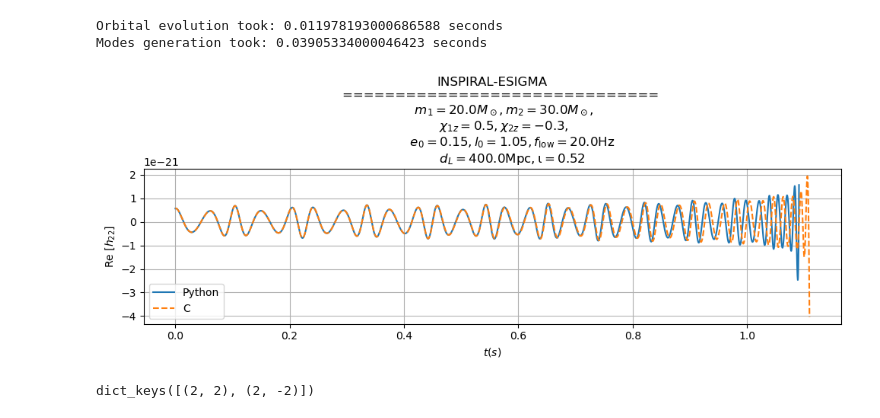
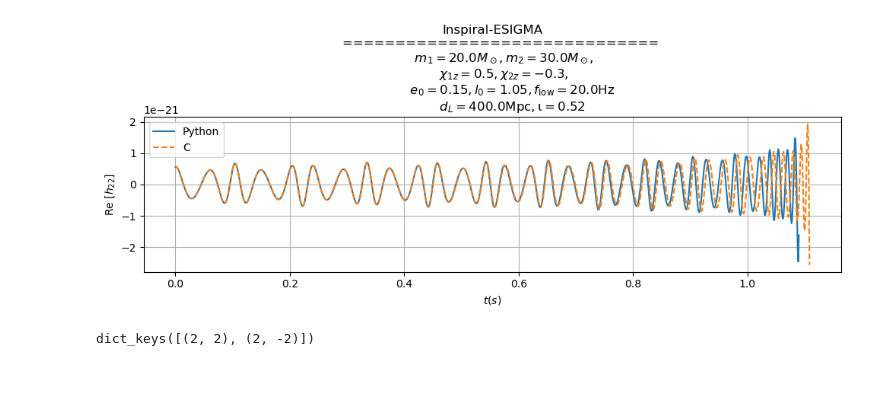
Before and after one commit to gwnrtools/esigmapy, a Jupyter notebook: notebooks/esigma_python.ipynb, the cells around one changed output. Saved outputs shown, nothing was run; the diff lists cells and outputs as text; code cells hidden in the pictures; blank space fills up the shorter version.

```diff
--- a/notebooks/esigma_python.ipynb
+++ b/notebooks/esigma_python.ipynb
@@ -61,75 +75,31 @@ Modes generation took: 1.3593262409995077 seconds
-# %%
-# m1 = 20.0  # masses (in solar masses)
-# m2 = 30.0
-# spin1z = 0.5  # dimensionless spins
-# spin2z = -0.3
-# eccentricity = 0.15  # starting eccentricity
-# mean_anomaly = 60 * np.pi / 180.0  # starting mean anomaly
-# modes_to_use = [(2, 2), (2, -2)]  # Only using the (2,2) mode
-
-# distance = 400.0  # source luminosity distance (in Mpc)
-# inclination = 30 * np.pi / 180.0  # orbital inclination with line-of-sight
-
-# f_low = 20.0  # starting frequency (in Hz)
-# delta_t = 1 / 2**12  # time grid-spacing (in s)
-
-# hp, hc = gp.get_imr_esigma_waveform(
-#     mass1=m1,
-#     mass2=m2,
-#     spin1z=spin1z,
-#     spin2z=spin2z,
-#     eccentricity=eccentricity,
-#     mean_anomaly=mean_anomaly,
-#     distance=distance,
-#     inclination=inclination,
-#     f_lower=f_low,
-#     delta_t=delta_t,
-#     modes_to_use=modes_to_use,
-# )
-
-modes_c = esigmapy.get_inspiral_esigma_modes(
-    mass1=m1,
-    mass2=m2,
-    spin1z=spin1z,
-    spin2z=spin2z,
-    eccentricity=eccentricity,
-    mean_anomaly=mean_anomaly,
-    distance=distance,
-    # inclination=inclination,
-    f_lower=f_low,
-    delta_t=delta_t,
-    modes_to_use=modes_to_use,
-    verbose=True
-)
-# %% [output]
-Orbital evolution took: 0.011978193000686588 seconds
-Modes generation took: 0.03905334000046423 seconds
 # %%
-hp22_py_real = modes_py[(2, 2)].real()
-hp22_c_real = modes_c[(2, 2)].real()
+hp22_py_real_inspiral = inspiral_modes_py[(2, 2)].real()
+hp22_c_real_inspiral = inspiral_modes_c[(2, 2)].real()
 plt.figure(figsize=(10, 4))
 plt.title(
-    rf"""INSPIRAL-ESIGMA
+    rf"""Inspiral-ESIGMA
     ==============================
       $m_1={m1} M_\odot, m_2={m2} M_\odot$,
       $\chi_{{1z}}={spin1z}, \chi_{{2z}}={spin2z}$,
           $e_0={eccentricity}, l_0={mean_anomaly:.2f}, f_{{\rm{{low}}}}={f_low}\rm{{Hz}}$
           $d_L={distance}\rm{{Mpc}}, \iota={inclination:.2f}$"""
 )
 # hp.plot(label=r"$h_+$")
 # hc.plot(label=r"$h_\times$")
 
-hp22_py_real.start_time=0
-hp22_c_real.start_time=0
+hp22_py_real_inspiral.start_time=0
+hp22_c_real_inspiral.start_time=0
 
-plt.plot(hp22_py_real.sample_times,hp22_py_real,label='Python')
-plt.plot(hp22_c_real.sample_times,hp22_c_real,label='C',ls='--')
+plt.plot(hp22_py_real_inspiral.sample_times,hp22_py_real_inspiral,label='Python')
+plt.plot(hp22_c_real_inspiral.sample_times,hp22_c_real_inspiral,label='C',ls='--')
 
 plt.xlabel(r"$t (s)$")
 plt.ylabel(r"Re [$h_{22}$]")
 plt.legend()
 plt.grid()
+# plt.xlim(0.2,0.3)
+# plt.ylim(-1e-21,1e-21)
 plt.tight_layout()
 # %% [output]
-[figure, old version]
+[figure, new version]
 # %%
```
Also changed, not shown: parts of 8 cells of this notebook.
